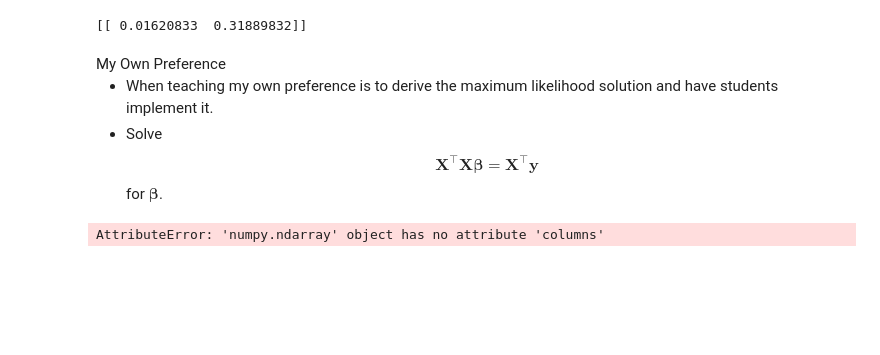
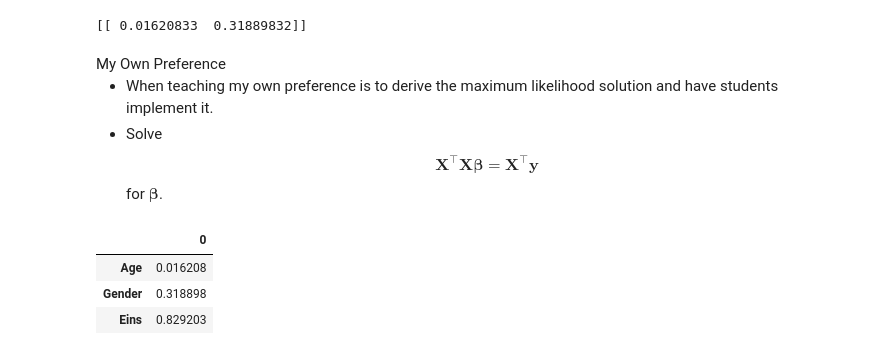
Before and after one commit to lawrennd/statslang, a Jupyter notebook: python/statslang.ipynb, the cells around one changed output. Drawn from its saved outputs; the diff is of its cells as text; code cells hidden in the pictures; blank space fills up the shorter version.

```diff
--- a/python/statslang.ipynb
+++ b/python/statslang.ipynb
@@ -320,9 +319,11 @@ $$
 for $\boldsymbol{\beta}$.
 # %%
 import numpy as np
-X['Eins'] =X.shape[0]
 beta = np.linalg.solve(np.dot(X.T, X), np.dot(X.T, y))
-beta = pd.DataFrame(beta, index=X.columns + 'inter)
+beta = pd.DataFrame(beta, index=X.columns)
 beta
 # %% [output]
-AttributeError: 'numpy.ndarray' object has no attribute 'columns'
+|  | 0 |
+| Age | 0.016208 |
+| Gender | 0.318898 |
+| Eins | 0.829203 |
```
Also changed, not shown: parts of 8 cells of this notebook.
